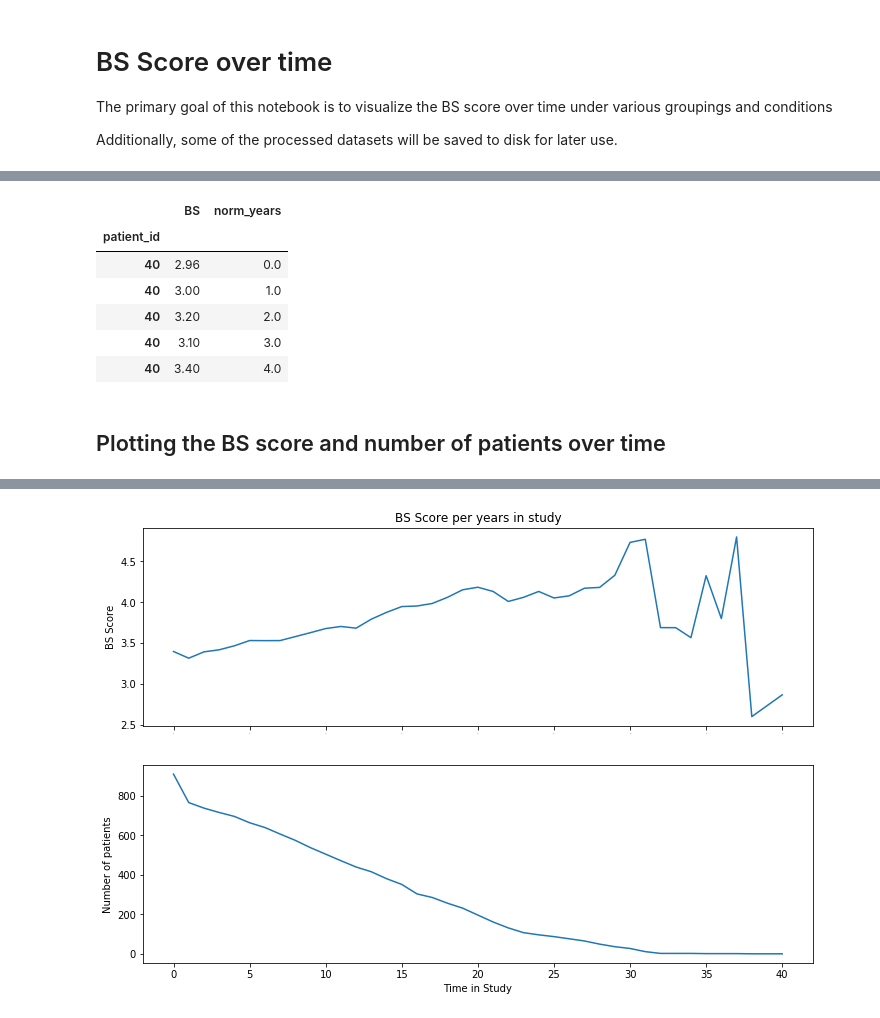
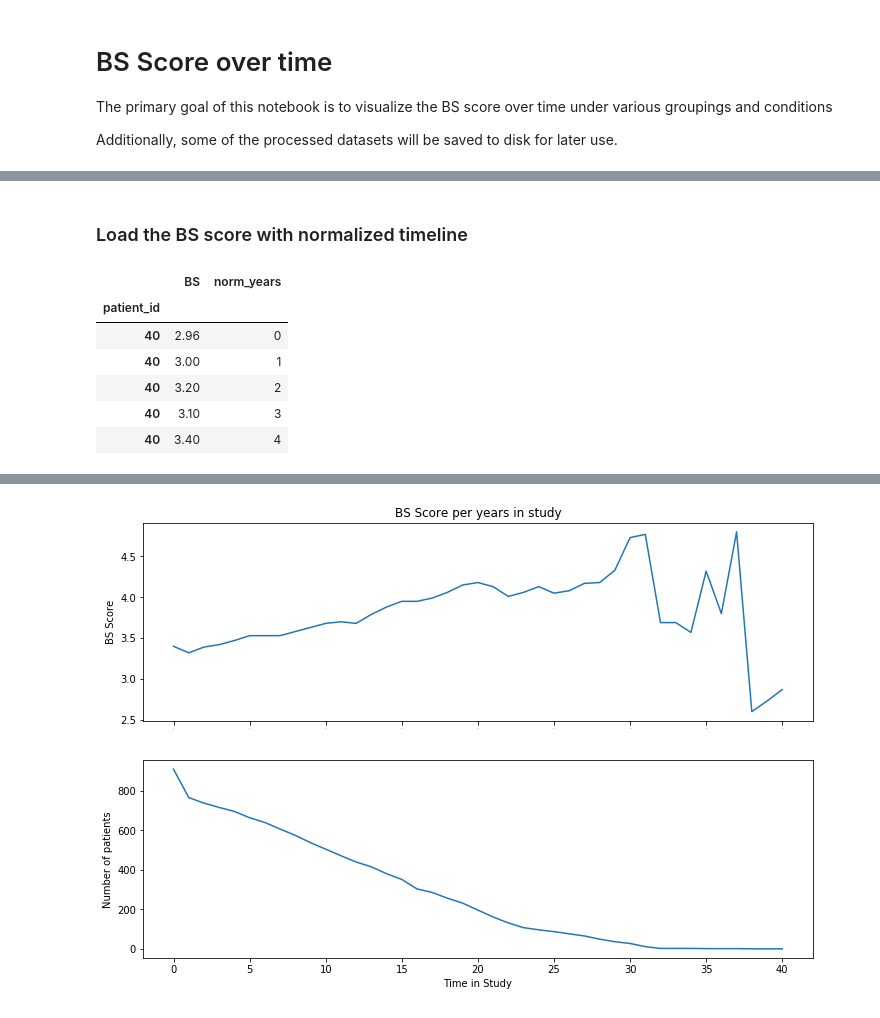
Before and after one commit to Rendiere/as-analysis, a Jupyter notebook: src/bs-over-time.ipynb, the cells around one changed output, grey strips where cells are left out. Drawn from its saved outputs; the diff is of its cells as text; code cells hidden in the pictures.

```diff
--- a/src/bs-over-time.ipynb
+++ b/src/bs-over-time.ipynb
@@ -108,56 +13,13 @@ To get the progression rate, use the difference between BS scores before and aft
-# %%
-fixed_dfs = []
-for id, df in agg_bs_df.groupby('patient_id'):
-
-    years = df['norm_years']
-
-    bs_scores = df['BS']
-
-    rate_of_change = (bs_scores.shift(-1) - bs_scores) / (years.shift(-1) - years)
-
-    if df.shape[0] <= 1:
-        fixed_df = pd.DataFrame({'BS': bs_scores, 'norm_years': years, 'patient_id': id})
-    else:
-        bs_scores.index = years
-        rate_of_change.index = years
-
-        # Full range of years - the actual years that patient was in the study
-        years_range = pd.RangeIndex(0, stop=max(years))
-
-        fixed_data = []
-        last_bs_obs = None
-        for year in years_range:
-            # If we had data for this year, add set the last observation
-            # and add this entry to fixed data
-            if year in years.values:
-                last_obs = (bs_scores.loc[year], rate_of_change.loc[year])
-                fixed_data.append(last_obs[0])
-
-            # Else, make a new observation by adding the rate of change to the last BS score we had
-            # and updating the last observation to this new observation keeping the rate of change the same
-            else:
-                new_obs = last_obs[0] + last_obs[1]
-                fixed_data.append(new_obs)
-                last_obs = (new_obs, last_obs[1])
-
-        fixed_df = pd.DataFrame({'BS': fixed_data, 'norm_years': years_range})
-        fixed_df['patient_id'] = id
-
-    fixed_dfs.append(fixed_df)
-
-fixed_bs_df = pd.concat(fixed_dfs)
-
-fixed_bs_df = fixed_bs_df.set_index('patient_id')
-fixed_bs_df.to_excel('data/bs_normed.xls', index=False)
-
-fixed_bs_df.head()
-# %% [output]
-|  | BS | norm_years |
-| patient_id |  |  |
-| 40 | 2.96 | 0.0 |
-| 40 | 3.00 | 1.0 |
-| 40 | 3.20 | 2.0 |
-| 40 | 3.10 | 3.0 |
-| 40 | 3.40 | 4.0 |
-# %% [markdown]
-## Plotting the BS score and number of patients over time
+# %% [markdown]
+### Load the BS score with normalized timeline
+# %%
+normed_bs_df = pd.read_excel('../data/bs_normed_full.xls', index_col=0)
+normed_bs_df.head()
+# %% [output]
+|  | BS | norm_years |
+| patient_id |  |  |
+| 40 | 2.96 | 0 |
+| 40 | 3.00 | 1 |
+| 40 | 3.20 | 2 |
+| 40 | 3.10 | 3 |
+| 40 | 3.40 | 4 |
```
Also changed, not shown: parts of 12 cells of this notebook.
